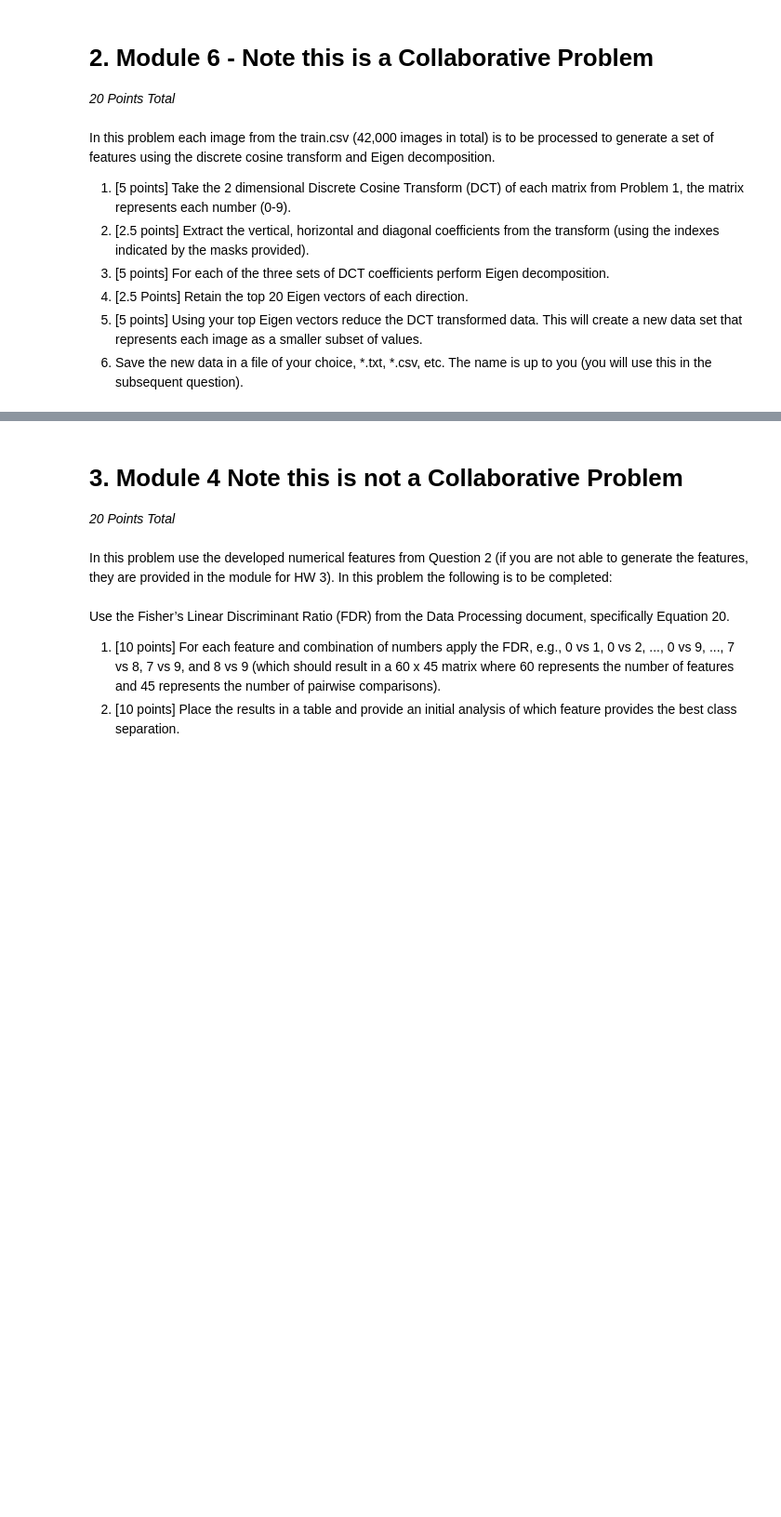
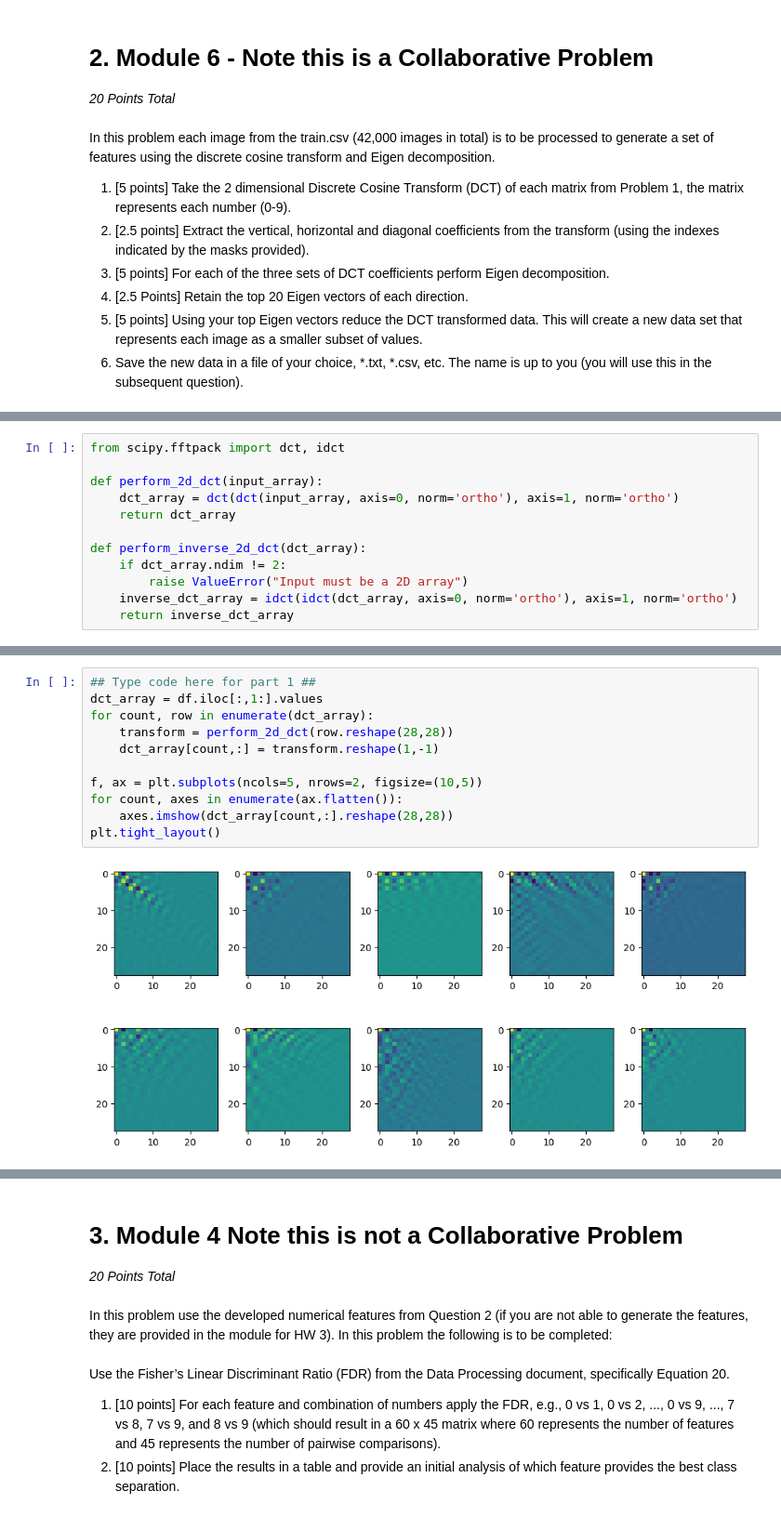
Before and after one commit to zhatz111/Data-Science-Masters, a Jupyter notebook: Algorithms for Data Science/Module 8/HW Assignment 3/HW3.ipynb, the cells around one changed output, grey strips where cells are left out. Shown: that part at 93% size. Saved outputs shown, nothing was run; the diff lists cells and outputs as text; blank space fills up the shorter version.

```diff
--- a/Algorithms for Data Science/Module 8/HW Assignment 3/HW3.ipynb
+++ b/Algorithms for Data Science/Module 8/HW Assignment 3/HW3.ipynb
@@ -71,0 +107,12 @@ a new data set that represents each image as a smaller subset of values.
+# %%
+from scipy.fftpack import dct, idct
+
+def perform_2d_dct(input_array):
+    dct_array = dct(dct(input_array, axis=0, norm='ortho'), axis=1, norm='ortho')
+    return dct_array
+
+def perform_inverse_2d_dct(dct_array):
+    if dct_array.ndim != 2:
+        raise ValueError("Input must be a 2D array")
+    inverse_dct_array = idct(idct(dct_array, axis=0, norm='ortho'), axis=1, norm='ortho')
+    return inverse_dct_array
@@ -71,0 +223,13 @@ a new data set that represents each image as a smaller subset of values.
+# %%
+## Type code here for part 1 ##
+dct_array = df.iloc[:,1:].values
+for count, row in enumerate(dct_array):
+    transform = perform_2d_dct(row.reshape(28,28))
+    dct_array[count,:] = transform.reshape(1,-1)
+
+f, ax = plt.subplots(ncols=5, nrows=2, figsize=(10,5))
+for count, axes in enumerate(ax.flatten()):
+    axes.imshow(dct_array[count,:].reshape(28,28))
+plt.tight_layout()
+# %% [output]
+[figure, added]
```
Also changed, not shown: parts of 29 cells of this notebook, 8 other files.
